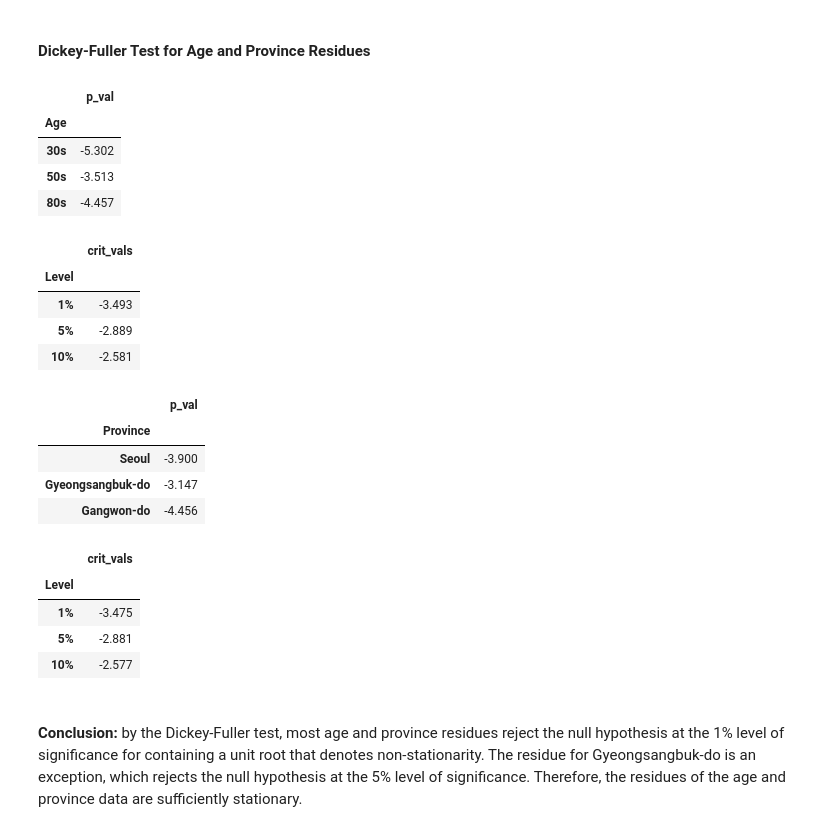
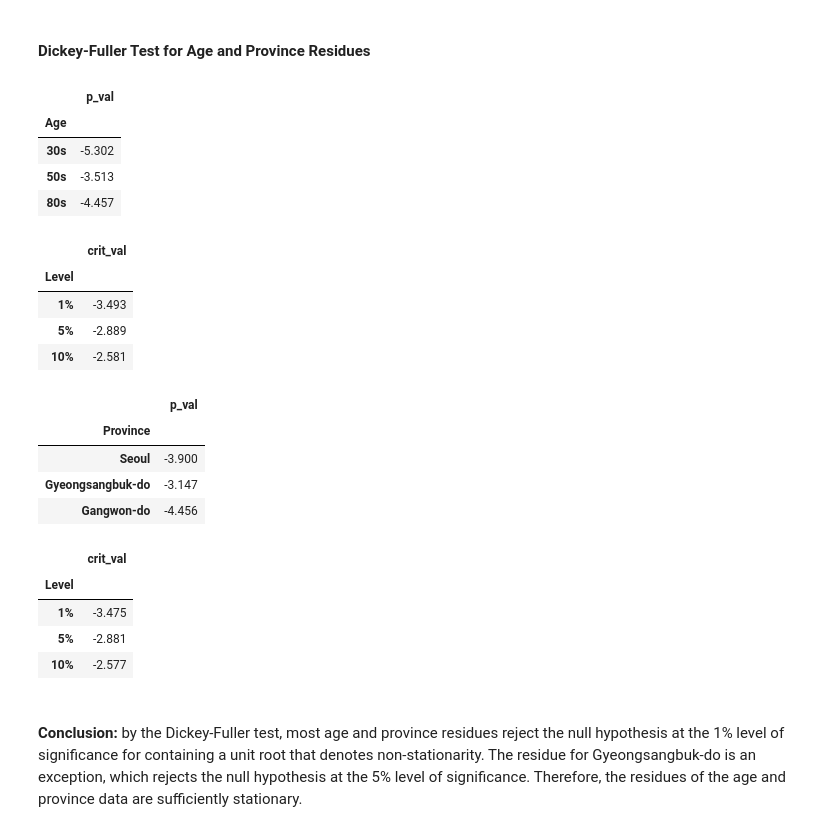
Before and after one commit to piersgrenier/Forecasting-the-Mortality-Rate-of-COVID-19-in-South-Korea, a Jupyter notebook: Forecasting the Mortality Rate of COVID-19 in South Korea.ipynb, the cells around one changed output. Saved outputs shown, nothing was run; the diff lists cells and outputs as text; code cells hidden in the pictures.

```diff
--- a/Forecasting the Mortality Rate of COVID-19 in South Korea.ipynb
+++ b/Forecasting the Mortality Rate of COVID-19 in South Korea.ipynb
@@ -521,7 +521,7 @@ age_fuller_pvals = {
 
 age_fuller_cvals = {
     'Level': ['1%', '5%', '10%'],
-    'crit_vals': [adfuller(age_results[0].resid)[-2]['1%'].round(3), adfuller(age_results[0].resid)[-2]['5%'].round(3), adfuller(age_results[0].resid)[-2]['10%'].round(3)]
+    'crit_val': [adfuller(age_results[0].resid)[-2]['1%'].round(3), adfuller(age_results[0].resid)[-2]['5%'].round(3), adfuller(age_results[0].resid)[-2]['10%'].round(3)]
 }
 
 age_fuller_pvals = pd.DataFrame(age_fuller_pvals).set_index('Age')
@@ -552,34 +552,34 @@ prov_fuller_cvals = {
     'Level': ['1%', '5%', '10%'],
     'crit_val': [adfuller(prov_results[0].resid)[-2]['1%'].round(3), adfuller(prov_results[0].resid)[-2]['5%'].round(3), adfuller(prov_results[0].resid)[-2]['10%'].round(3)]
 }
 
 prov_fuller_pvals = pd.DataFrame(prov_fuller_pvals).set_index('Province')
 prov_fuller_cvals = pd.DataFrame(prov_fuller_cvals).set_index('Level')
 
 
 # combine p-value and critical value dataframes for province residues
 prov_fuller_test = f"""
 <div style="display: flex;">
     <div style="margin-right: 20px;">
         {prov_fuller_pvals.to_html()}
     </div>
     <div>
         {prov_fuller_cvals.to_html()}
     </div>
 </div>
 """
 
 
 # display Dickey-Fuller Test for age and province residues
 display(HTML(age_fuller_test))
 display(HTML(prov_fuller_test))
 # %% [output]
 |  | p_val |
 | Age |  |
 | 30s | -5.302 |
 | 50s | -3.513 |
 | 80s | -4.457 |
-|  | crit_vals |
+|  | crit_val |
 | Level |  |
 | 1% | -3.493 |
 | 5% | -2.889 |
@@ -589,7 +589,7 @@ display(HTML(prov_fuller_test))
 | Seoul | -3.900 |
 | Gyeongsangbuk-do | -3.147 |
 | Gangwon-do | -4.456 |
-|  | crit_vals |
+|  | crit_val |
 | Level |  |
 | 1% | -3.475 |
 | 5% | -2.881 |
```
